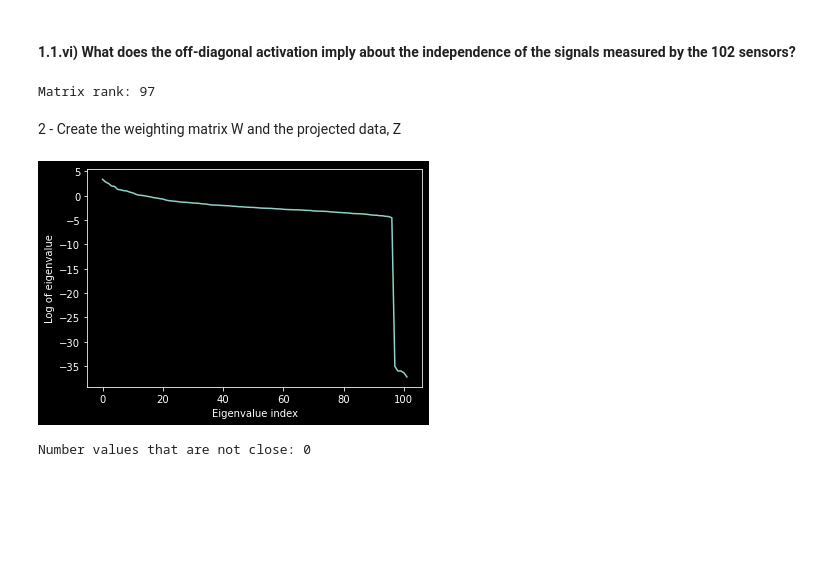
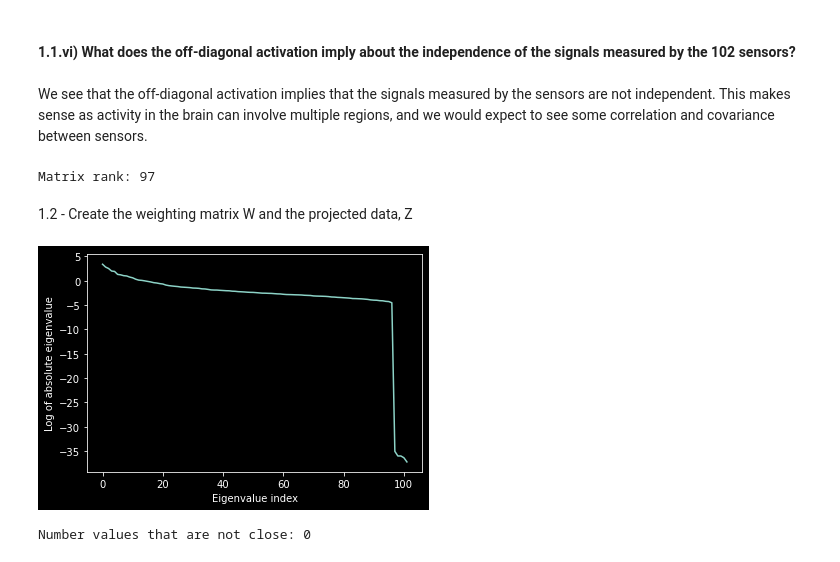
Before and after one commit to zeyus/github_methods_3, a Jupyter notebook: week_10/practical_exercise_10.ipynb, the cells around one changed output. Cells and saved outputs as stored; diff of their text form; code cells hidden in the pictures; blank space fills up the shorter version.

```diff
--- a/week_10/practical_exercise_10.ipynb
+++ b/week_10/practical_exercise_10.ipynb
@@ -64,6 +62,8 @@ plt.show()
 [figure]
 # %% [markdown]
 #### 1.1.vi) What does the off-diagonal activation imply about the independence of the signals measured by the 102 sensors?
+# %% [markdown]
+We see that the off-diagonal activation implies that the signals measured by the sensors are not independent. This makes sense as activity in the brain can involve multiple regions, and we would expect to see some correlation and covariance between sensors.
 # %%
 # 1.1.vii Run np.linalg.matrix_rank on the covariance matrix - what integer value do you get? (we'll use this later)
 rank = np.linalg.matrix_rank(cov_matrix)
@@ -77,7 +77,7 @@ eigenvalues, eigenvectors = np.linalg.eig(cov_matrix)
 eigenvalues = np.abs(np.real(eigenvalues))
 eigenvectors = np.real(eigenvectors)
 # %% [markdown]
-2 - Create the weighting matrix W and the projected data, Z
+1.2 - Create the weighting matrix W and the projected data, Z
 # %%
 # 1.2.i to 1.2.iii) sort the eigenvectors and eigenvalues according to the absolute values of the eigenvalues
 # get the sorted indices of absolute values in reverse order
@@ -89,11 +89,11 @@ eigenvectors = eigenvectors[:, sorted_indices]
 # %%
 # 1.2.iv) Plot the log of the eigenvalues
 plt.plot(np.log(eigenvalues))
 plt.xlabel('Eigenvalue index')
-plt.ylabel('Log of eigenvalue')
+plt.ylabel('Log of absolute eigenvalue')
 plt.show()
 # %% [output]
-[figure, old version]
+[figure, new version]
 # %%
 # 1.2.v - 1.2.vi) eigenvectors are the weighting matrix, create projected data Z = W.X
 Z = data_scaled @ eigenvectors
```
Also changed, not shown: parts of 4 cells of this notebook.
